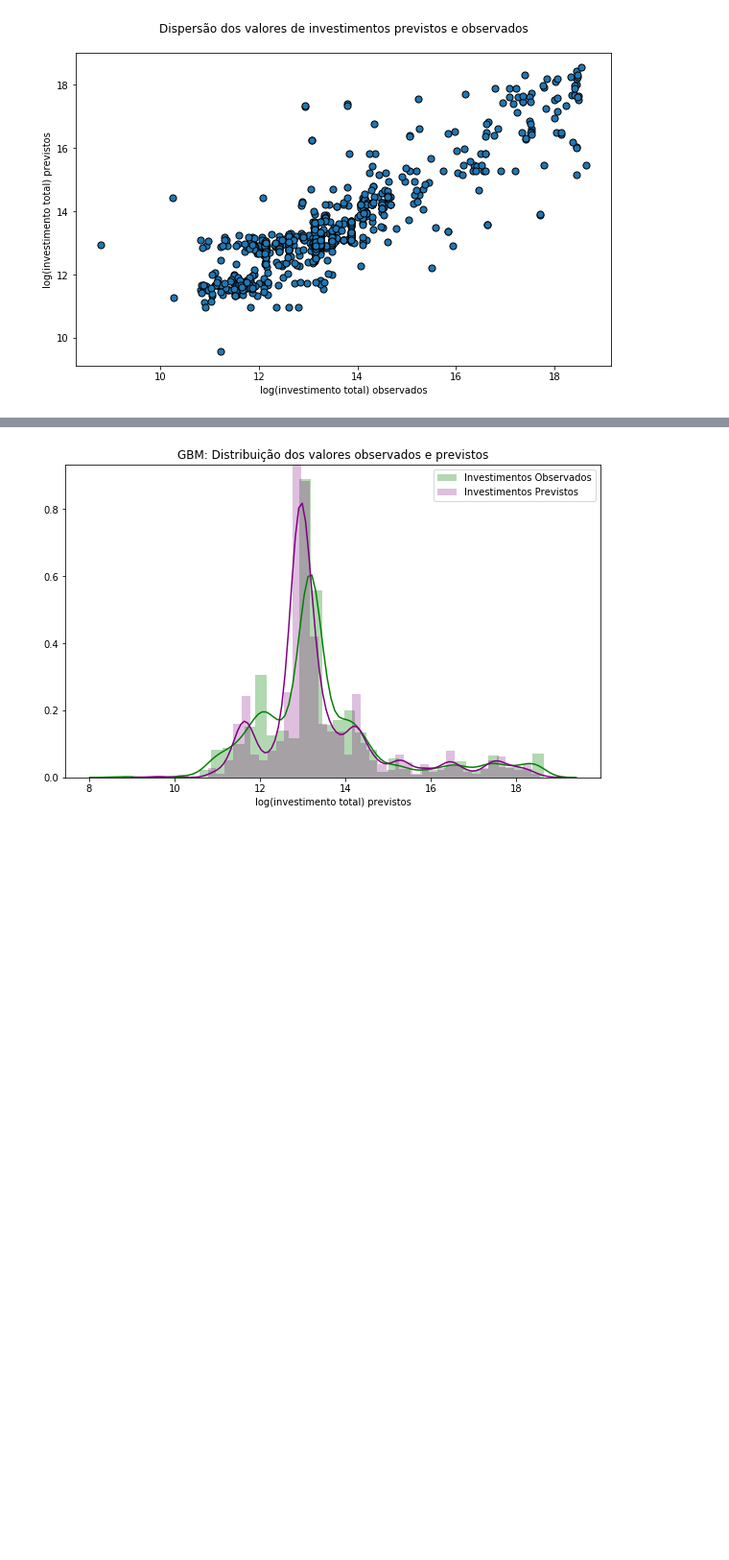
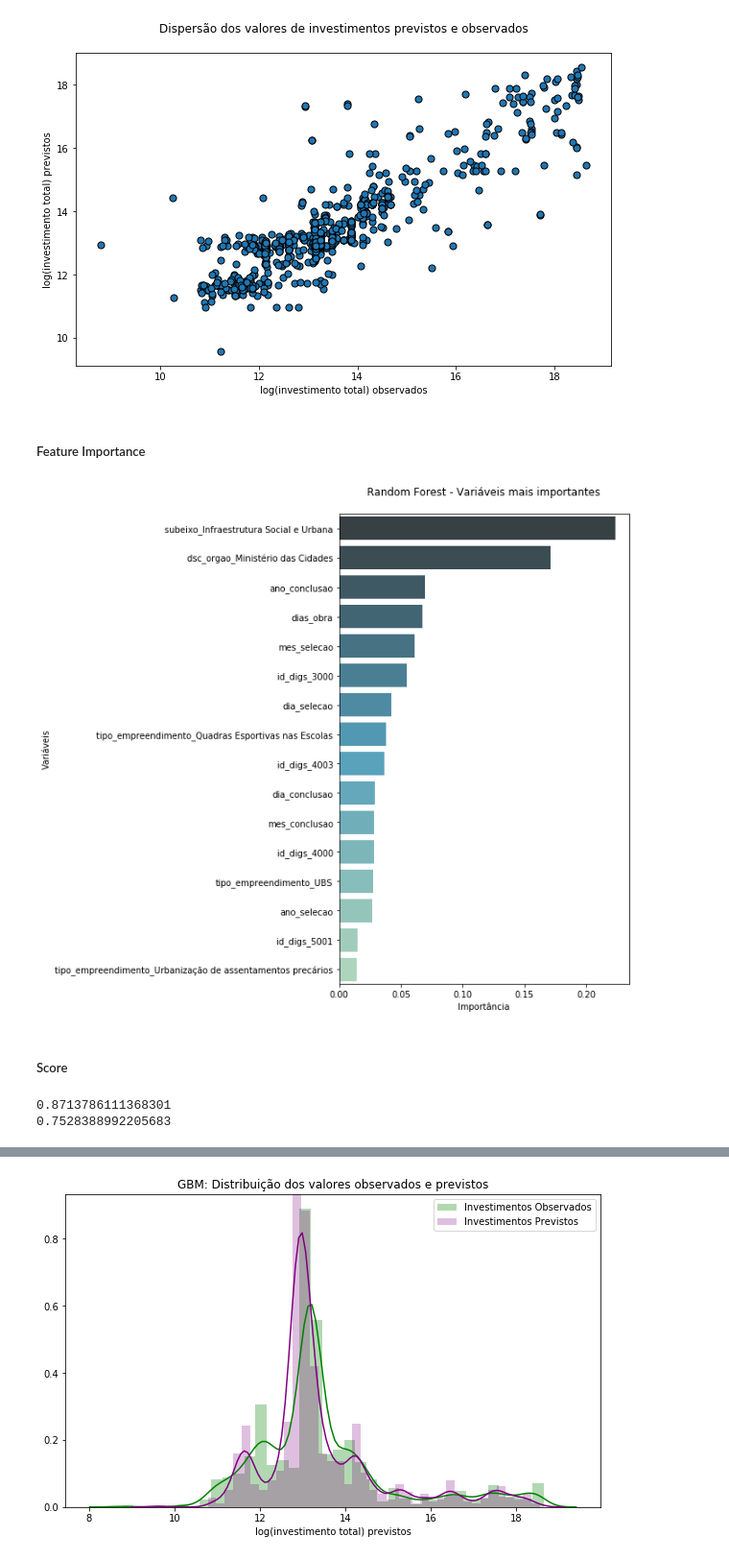
Before and after one commit to fredericoguerra/PAC, a Jupyter notebook: PAC.ipynb, the cells around one changed output, grey strips where cells are left out. Shown at 96% size. Drawn from its saved outputs; the diff is of its cells as text; code cells hidden in the pictures; blank space fills up the shorter version.

```diff
--- a/PAC.ipynb
+++ b/PAC.ipynb
@@ -488,16 +510,2 @@ Root Mean Square Error:0.79
 # %% [markdown]
 #### Support Vector Regressor
-# %%
-svr = SVR()
-svr_grid = {'kernel': ['rbf', 'sigmoid'],
-           'degree':[3,4,5,6,7],
-           'gamma': ['auto', 0.001,0.01,0.1,1],
-           'epsilon': [0.01,0.1,0.001,1],
-           'shrinking': [True,False]}
-
-svr_random = RandomizedSearchCV(estimator = svr, param_distributions = svr_grid,
-                               n_iter = 16, cv = 3, verbose=2, random_state=42, n_jobs = -1)
-
-svr_random.fit(X_train, y_train)
-
-svr = svr_random.best_estimator_
@@ -541,4 +526,7 @@ Fitting 3 folds for each of 16 candidates, totalling 48 fits
 # %%
+svr = SVR(C=1.0, cache_size=200, coef0=0.0, degree=4, epsilon=0.1, gamma='auto',
+  kernel='rbf', max_iter=-1, shrinking=True, tol=0.001, verbose=False)
+
 svr.fit(X_train, y_train)
 y_pred = svr.predict(X_test)
 plt.figure(figsize=[10,6])
@@ -606,3 +602,27 @@ Mean Square Error:0.65
 Mean Absolute Error:0.53
 Root Mean Square Error:0.81
 [figure]
+# %% [markdown]
+##### Feature Importance
+# %%
+feature_importances = pd.DataFrame(RF.feature_importances_,
+                                   index = X_train.columns,
+                                   columns=['importance']).sort_values('importance',ascending=False)
+feature_importances = feature_importances[feature_importances['importance']>0.01]
+# %%
+plt.figure(figsize=[6,10])
+sns.barplot(y=feature_importances.index, x=feature_importances.importance, palette="GnBu_d")
+plt.title(u'Random Forest - Variáveis mais importantes\n')
+plt.xlabel(u'Importância')
+plt.ylabel(u'Variáveis')
+plt.savefig('RF_feature_importance.png')
+# %% [output]
+[figure, added]
+# %% [markdown]
+##### Score
+# %%
+print(RF.score(X_train,y_train))
+print(RF.score(X_test,y_test))
+# %% [output]
+0.8713786111368301
+0.7528388992205683
```
Also changed, not shown: parts of 9 cells of this notebook, 2 other files.
